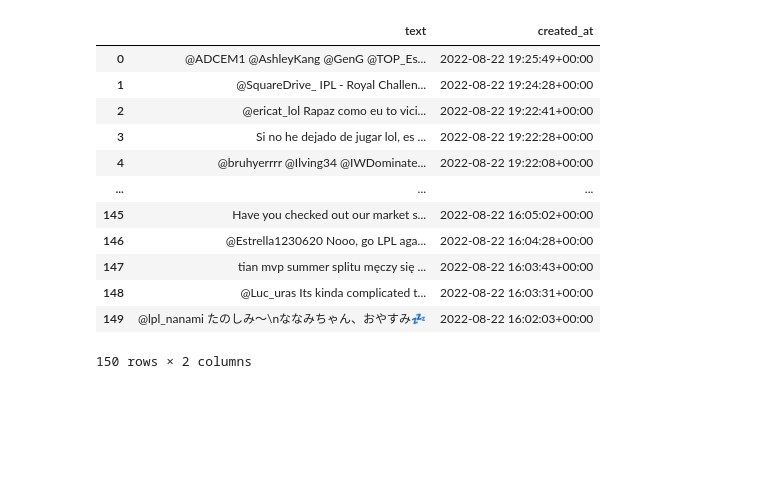
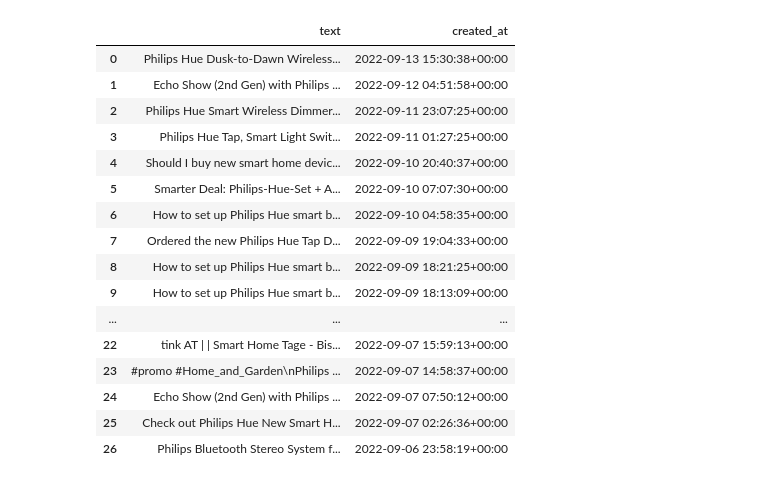
Before and after one commit to ttkaixin1998/DSP_2118948, a Jupyter notebook: code/Twitter.ipynb, the cells around one changed output. Saved outputs shown, nothing was run; the diff lists cells and outputs as text; code cells hidden in the pictures; blank space fills up the shorter version.

```diff
--- a/code/Twitter.ipynb
+++ b/code/Twitter.ipynb
@@ -7,7 +7,7 @@ import tweepy
 client = tweepy.Client(bearer_token='AAAAAAAAAAAAAAAAAAAAAIPigAEAAAAA64aeG60pydtseMVb%2BGO8DUKDueM%3DAn6Zp0E3hyfEjzYEh9e3iQYA25t9XpxJz7NHEt5e5SbAAhYphX')
 # %%
 query='TCL Smart Home'
-tweets=client.search_recent_tweets(query=query)
+tweets=client.search_recent_tweets(query=query,tweet_fields=['context_annotations', 'created_at'])
 n=1
 for tweet in tweets.data:
     print('=====text '+str(n)+'=====')
@@ -240,0 +111,24 @@ RT @b_borbor: Cult of the Cat Nu 🙏 https://t.co/eUJSYLpFEQ
+# %%
+# TCL
+import pandas as pd
+
+query='TCL smart home -is:retweet'
+
+tweets= []
+
+for tweet in tweepy.Paginator(client.search_recent_tweets, query=query,
+                              tweet_fields=['context_annotations', 'created_at','public_metrics'], max_results=100).flatten(limit=150):
+    tweets.append(tweet)
+
+
+
+tweet_df = pd.DataFrame()
+tweet_df['text']= [tweet.text for tweet in tweets]
+tweet_df['created_at']= [tweet.created_at for tweet in tweets]
+#tweet_df['retweet_count']= [tweet.public_metrics['retweet_count'] for tweet in tweets]
+#tweet_df['like_count']= [tweet.public_metrics['like_count']for tweet in tweets]
+#tweet_df['source']= [tweet.source for tweet in tweets]
+#tweet_df['geo']=[tweet.withheld for tweet in tweets]
+#tweet_df['reply_count']= [tweet.public_metrics['reply_count']for tweet in tweets]
+
+tweet_df
@@ -253,30 +184,42 @@ for tweet in tweepy.Paginator(client.search_recent_tweets, query=query,
 # %%
+# Philips
 import pandas as pd
+
+query='Philips smart home -is:retweet'
+
+tweets= []
+
+for tweet in tweepy.Paginator(client.search_recent_tweets, query=query,
+                              tweet_fields=['context_annotations', 'created_at','public_metrics'], max_results=100).flatten(limit=150):
+    tweets.append(tweet)
+
+
+
 tweet_df = pd.DataFrame()
 tweet_df['text']= [tweet.text for tweet in tweets]
 tweet_df['created_at']= [tweet.created_at for tweet in tweets]
 #tweet_df['retweet_count']= [tweet.public_metrics['retweet_count'] for tweet in tweets]
 #tweet_df['like_count']= [tweet.public_metrics['like_count']for tweet in tweets]
 #tweet_df['source']= [tweet.source for tweet in tweets]
 #tweet_df['geo']=[tweet.withheld for tweet in tweets]
 #tweet_df['reply_count']= [tweet.public_metrics['reply_count']for tweet in tweets]
 
-
-
-# tweet_df = pd.DataFrame(data=users_locs,
-#                     columns=['user', "location"])
 tweet_df
 # %% [output]
 |  | text | created_at |
-| 0 | @ADCEM1 @AshleyKang @GenG @TOP_Es... | 2022-08-22 19:25:49+00:00 |
-| 1 | @SquareDrive_ IPL - Royal Challen... | 2022-08-22 19:24:28+00:00 |
-| 2 | @ericat_lol Rapaz como eu to vici... | 2022-08-22 19:22:41+00:00 |
-| 3 | Si no he dejado de jugar lol, es ... | 2022-08-22 19:22:28+00:00 |
-| 4 | @bruhyerrrr @Ilving34 @IWDominate... | 2022-08-22 19:22:08+00:00 |
+| 0 | Philips Hue Dusk-to-Dawn Wireless... | 2022-09-13 15:30:38+00:00 |
+| 1 | Echo Show (2nd Gen) with Philips ... | 2022-09-12 04:51:58+00:00 |
+| 2 | Philips Hue Smart Wireless Dimmer... | 2022-09-11 23:07:25+00:00 |
+| 3 | Philips Hue Tap, Smart Light Swit... | 2022-09-11 01:27:25+00:00 |
+| 4 | Should I buy new smart home devic... | 2022-09-10 20:40:37+00:00 |
+| 5 | Smarter Deal: Philips-Hue-Set + A... | 2022-09-10 07:07:30+00:00 |
+| 6 | How to set up Philips Hue smart b... | 2022-09-10 04:58:35+00:00 |
+| 7 | Ordered the new Philips Hue Tap D... | 2022-09-09 19:04:33+00:00 |
+| 8 | How to set up Philips Hue smart b... | 2022-09-09 18:21:25+00:00 |
+| 9 | How to set up Philips Hue smart b... | 2022-09-09 18:13:09+00:00 |
 | ... | ... | ... |
-| 145 | Have you checked out our market s... | 2022-08-22 16:05:02+00:00 |
-| 146 | @Estrella1230620 Nooo, go LPL aga... | 2022-08-22 16:04:28+00:00 |
-| 147 | tian mvp summer splitu męczy się ... | 2022-08-22 16:03:43+00:00 |
-| 148 | @Luc_uras Its kinda complicated t... | 2022-08-22 16:03:31+00:00 |
-| 149 | @lpl_nanami たのしみ〜\nななみちゃん、おやすみ💤 | 2022-08-22 16:02:03+00:00 |
+| 22 | tink AT | | Smart Home Tage - Bis... | 2022-09-07 15:59:13+00:00 |
+| 23 | #promo #Home_and_Garden\nPhilips ... | 2022-09-07 14:58:37+00:00 |
+| 24 | Echo Show (2nd Gen) with Philips ... | 2022-09-07 07:50:12+00:00 |
+| 25 | Check out Philips Hue New Smart H... | 2022-09-07 02:26:36+00:00 |
+| 26 | Philips Bluetooth Stereo System f... | 2022-09-06 23:58:19+00:00 |
-150 rows × 2 columns
```
Also changed, not shown: parts of 38 cells of this notebook.
